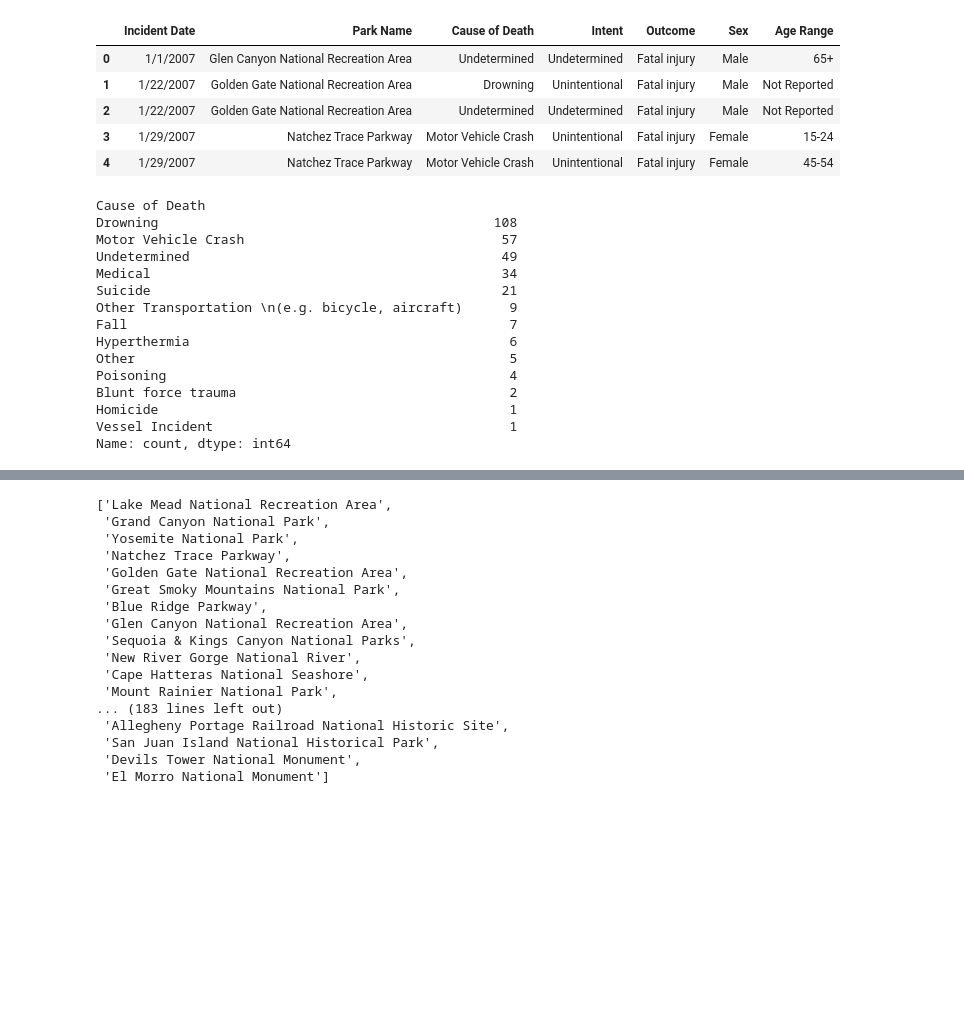
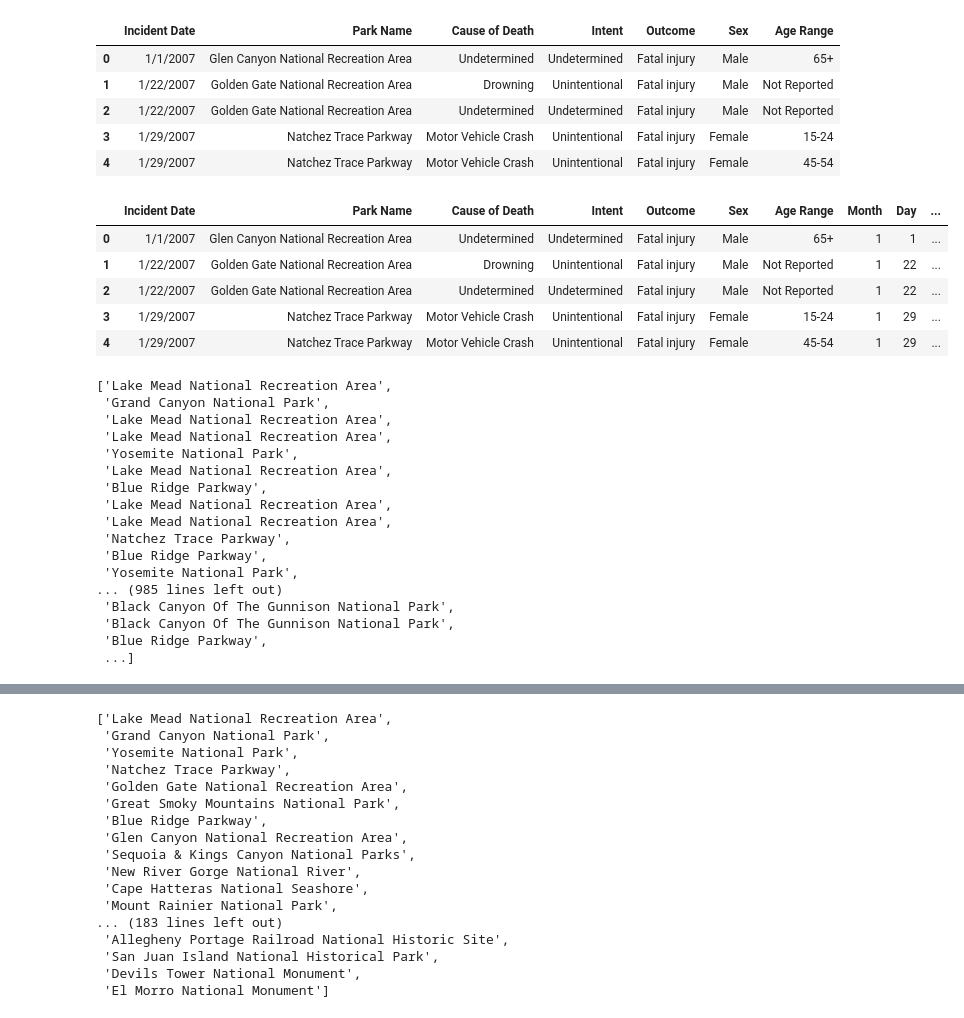
Before and after one commit to TexasBearfan/Project_3_Data_Visualization, a Jupyter notebook: File_Cleaning_data_extraction/python.ipynb, the cells around one changed output, grey strips where cells are left out. Saved outputs shown, nothing was run; the diff lists cells and outputs as text; code cells hidden in the pictures; blank space fills up the shorter version.

Commit message:
YearGroupby commit

```diff
--- a/File_Cleaning_data_extraction/python.ipynb
+++ b/File_Cleaning_data_extraction/python.ipynb
@@ -1,7 +1,7 @@
 # %%
 import pandas as pd
 # %%
-file='data/FOIA-FAQ-NPS-Mortality-Data-CY2007-to-CY2023-Released-August-2023.csv'
+file='../data/FOIA-FAQ-NPS-Mortality-Data-CY2007-to-CY2023-Released-August-2023.csv'
 # %%
 df=pd.read_csv(file,header=2)
 df.head()
@@ -12,22 +12,40 @@ df.head()
 | 2 | 1/22/2007 | Golden Gate National Recreation Area | Undetermined | Undetermined | Fatal injury | Male | Not Reported |
 | 3 | 1/29/2007 | Natchez Trace Parkway | Motor Vehicle Crash | Unintentional | Fatal injury | Female | 15-24 |
 | 4 | 1/29/2007 | Natchez Trace Parkway | Motor Vehicle Crash | Unintentional | Fatal injury | Female | 45-54 |
-# %%
-lake_mead=df.loc[df['Park Name']=='Lake Mead National Recreation Area']
-lake_mead['Cause of Death'].value_counts()
-# %% [output]
-Cause of Death
-Drowning                                           108
-Motor Vehicle Crash                                 57
-Undetermined                                        49
-Medical                                             34
-Suicide                                             21
-Other Transportation \n(e.g. bicycle, aircraft)      9
-Fall                                                 7
-Hyperthermia                                         6
-Other                                                5
-Poisoning                                            4
-Blunt force trauma                                   2
-Homicide                                             1
-Vessel Incident                                      1
-Name: count, dtype: int64
+# %%
+df[['Month','Day','Year']]=df['Incident Date'].str.split('/',n=2,expand=True)
+df.head()
+# %% [output]
+|  | Incident Date | Park Name | Cause of Death | Intent | Outcome | Sex | Age Range | Month | Day | ... |
+| 0 | 1/1/2007 | Glen Canyon National Recreation Area | Undetermined | Undetermined | Fatal injury | Male | 65+ | 1 | 1 | ... |
+| 1 | 1/22/2007 | Golden Gate National Recreation Area | Drowning | Unintentional | Fatal injury | Male | Not Reported | 1 | 22 | ... |
+| 2 | 1/22/2007 | Golden Gate National Recreation Area | Undetermined | Undetermined | Fatal injury | Male | Not Reported | 1 | 22 | ... |
+| 3 | 1/29/2007 | Natchez Trace Parkway | Motor Vehicle Crash | Unintentional | Fatal injury | Female | 15-24 | 1 | 29 | ... |
+| 4 | 1/29/2007 | Natchez Trace Parkway | Motor Vehicle Crash | Unintentional | Fatal injury | Female | 45-54 | 1 | 29 | ... |
+# %%
+grouped_df=df.groupby(['Park Name','Year'])['Cause of Death'].count()
+sorted_df=grouped_df.sort_values(ascending=False)
+sorted_df.to_csv('sorted_values.csv')
+sorted_df=pd.read_csv('sorted_values.csv')
+count_array=sorted_df['Cause of Death'].to_list()
+parks_array=sorted_df['Park Name'].to_list()
+
+parks_array
+# %% [output]
+['Lake Mead National Recreation Area',
+ 'Grand Canyon National Park',
+ 'Lake Mead National Recreation Area',
+ 'Lake Mead National Recreation Area',
+ 'Yosemite National Park',
+ 'Lake Mead National Recreation Area',
+ 'Blue Ridge Parkway',
+ 'Lake Mead National Recreation Area',
+ 'Lake Mead National Recreation Area',
+ 'Natchez Trace Parkway',
+ 'Blue Ridge Parkway',
+ 'Yosemite National Park',
+... (985 lines left out)
+ 'Black Canyon Of The Gunnison National Park',
+ 'Black Canyon Of The Gunnison National Park',
+ 'Blue Ridge Parkway',
+ ...]
```
Also changed, not shown: parts of 4 cells of this notebook, 2 other files.
